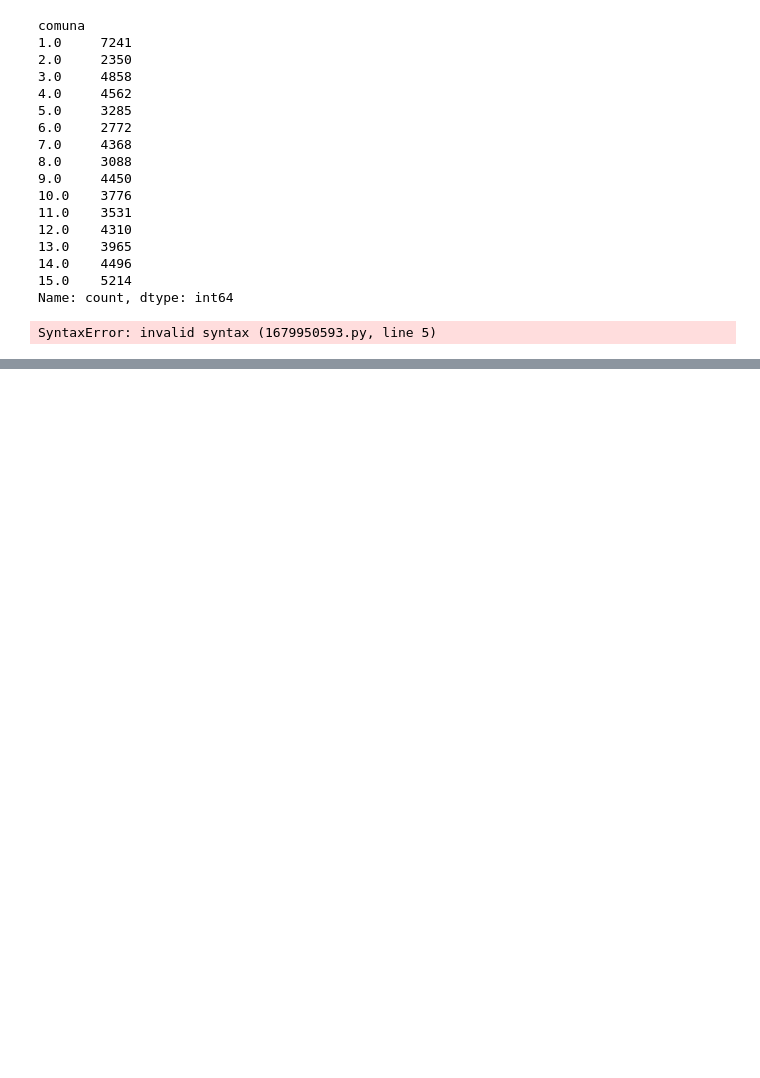
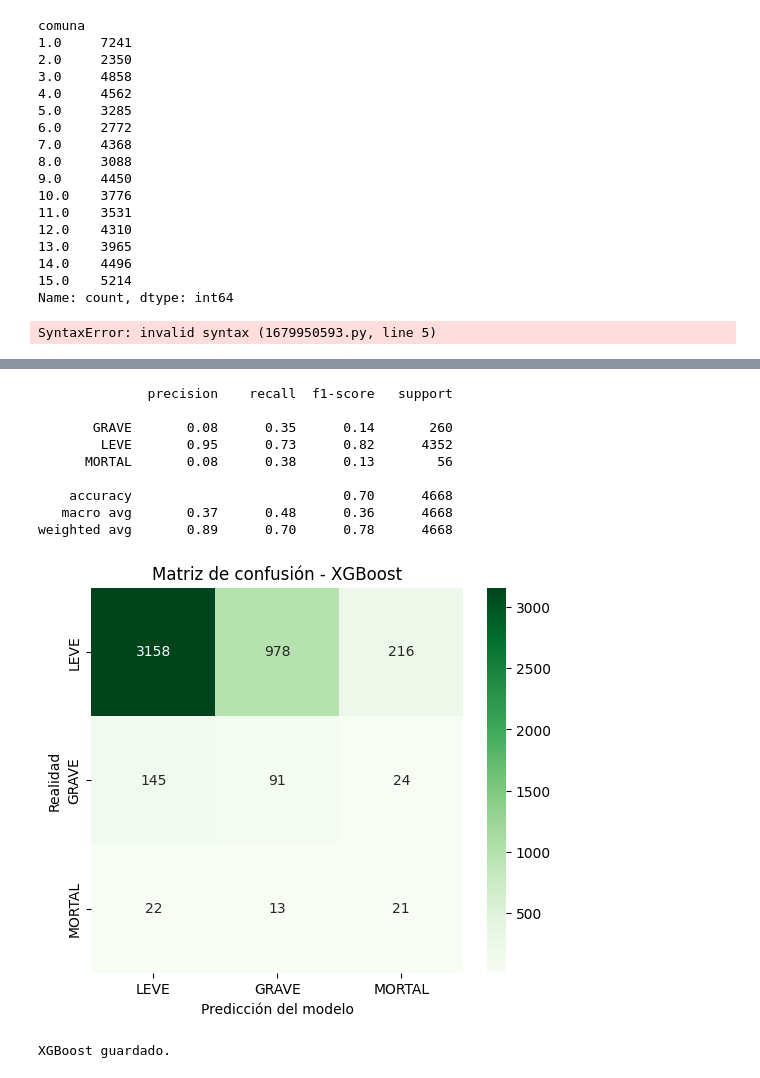
Before and after one commit to Roudcode/motosafe-gba, a Jupyter notebook: notebooks/01_eda_hotspots_moto.ipynb, the cells around one changed output, grey strips where cells are left out. Saved outputs shown, nothing was run; the diff lists cells and outputs as text; code cells hidden in the pictures; blank space fills up the shorter version.

```diff
--- a/notebooks/01_eda_hotspots_moto.ipynb
+++ b/notebooks/01_eda_hotspots_moto.ipynb
@@ -277,0 +453,53 @@ print(top10[['cluster', 'cantidad_siniestros', 'mortales', 'graves', 'direccion'
+# %%
+from xgboost import XGBClassifier
+from sklearn.preprocessing import LabelEncoder
+from sklearn.utils.class_weight import compute_sample_weight
+
+# XGBoost necesita las clases como números, no texto
+codificador = LabelEncoder()
+y_train_cod = codificador.fit_transform(y_train)
+y_test_cod = codificador.transform(y_test)
+
+# Equivalente a class_weight='balanced', pero calculado a mano (XGBoost no lo tiene nativo para multiclase)
+pesos_muestra = compute_sample_weight('balanced', y_train_cod)
+
+modelo_xgb = XGBClassifier(
+    n_estimators=300,
+    max_depth=6,
+    learning_rate=0.1,
+    random_state=42,
+    eval_metric='mlogloss'
+)
+modelo_xgb.fit(X_train, y_train_cod, sample_weight=pesos_muestra)
+
+y_pred_xgb_cod = modelo_xgb.predict(X_test)
+y_pred_xgb = codificador.inverse_transform(y_pred_xgb_cod)
+
+print(classification_report(y_test, y_pred_xgb))
+
+matriz_xgb = confusion_matrix(y_test, y_pred_xgb, labels=['LEVE', 'GRAVE', 'MORTAL'])
+fig, ax = plt.subplots(figsize=(6, 5))
+sns.heatmap(matriz_xgb, annot=True, fmt='d', cmap='Greens',
+            xticklabels=['LEVE', 'GRAVE', 'MORTAL'],
+            yticklabels=['LEVE', 'GRAVE', 'MORTAL'], ax=ax)
+ax.set_xlabel('Predicción del modelo')
+ax.set_ylabel('Realidad')
+ax.set_title('Matriz de confusión - XGBoost')
+plt.show()
+# %% [output]
+              precision    recall  f1-score   support
+
+       GRAVE       0.08      0.35      0.14       260
+        LEVE       0.95      0.73      0.82      4352
+      MORTAL       0.08      0.38      0.13        56
+
+    accuracy                           0.70      4668
+   macro avg       0.37      0.48      0.36      4668
+weighted avg       0.89      0.70      0.78      4668
+[figure, added]
+# %%
+joblib.dump(modelo_xgb, '../data/modelo_xgboost.pkl')
+joblib.dump(codificador, '../data/codificador_clases.pkl')
+print('XGBoost guardado.')
+# %% [output]
+XGBoost guardado.
```
Also changed, not shown: parts of 35 cells of this notebook, 3 other files.
